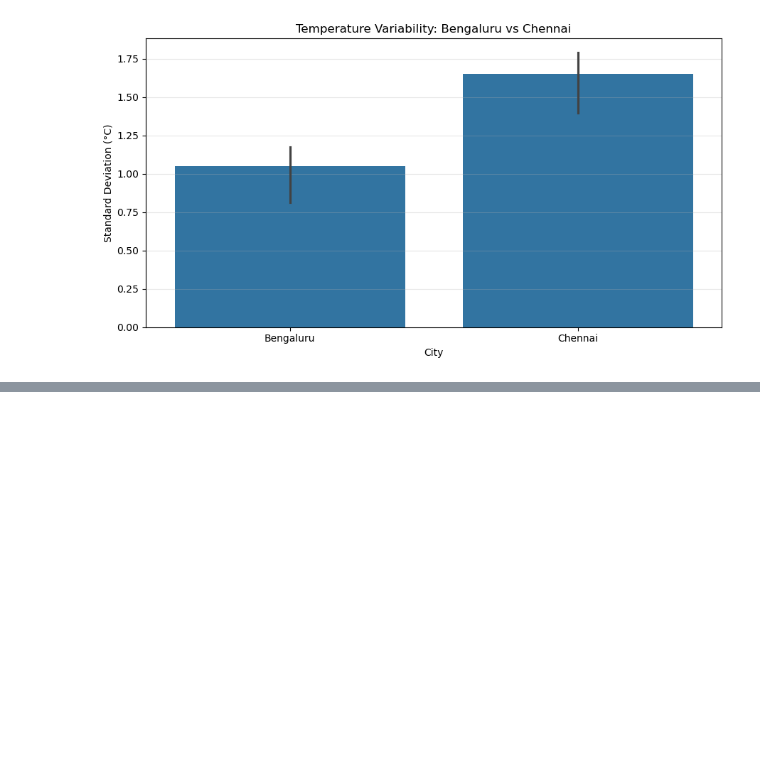
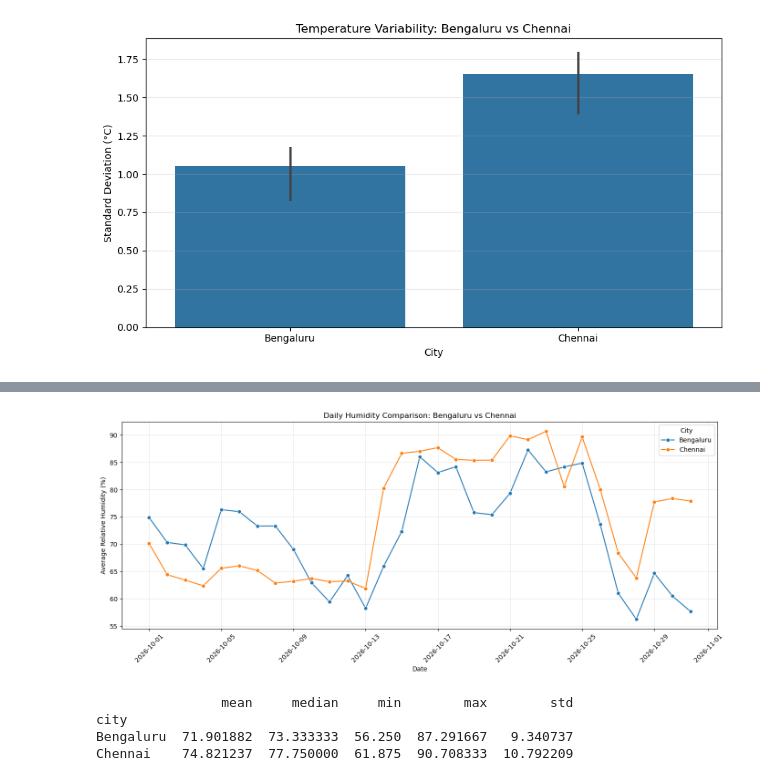
Before and after one commit to shabaz-syed/AtomSync-MicroClimate-Analaytics, a Jupyter notebook: Notebooks/01_data_understanding.ipynb, the cells around one changed output, grey strips where cells are left out. Saved outputs shown, nothing was run; the diff lists cells and outputs as text; code cells hidden in the pictures; blank space fills up the shorter version.

```diff
--- a/Notebooks/01_data_understanding.ipynb
+++ b/Notebooks/01_data_understanding.ipynb
@@ -1633,3 +1598,11 @@ plt.savefig('temperature_variability.png', dpi=300)
 plt.show()
 # %% [output]
 [figure]
+# %%
+# DAILY AVERAGE HUMIDITY BY CITY
+
+daily_humidity = df.groupby(
+    ['date', 'city']
+)['relative_humidity_pct'].mean().reset_index()
+
+print(daily_humidity.head(10))
@@ -1635,0 +1621,36 @@ plt.show()
+# %%
+# DAILY HUMIDITY COMPARISON: BENGALURU VS CHENNAI
+
+plt.figure(figsize=(14, 6))
+
+sns.lineplot(
+    data=daily_humidity,
+    x='date',
+    y='relative_humidity_pct',
+    hue='city',
+    marker='o'
+)
+
+plt.title('Daily Humidity Comparison: Bengaluru vs Chennai')
+plt.xlabel('Date')
+plt.ylabel('Average Relative Humidity (%)')
+plt.xticks(rotation=45)
+plt.legend(title='City')
+plt.grid(True, alpha=0.3)
+plt.tight_layout()
+plt.show()
+# %% [output]
+[figure, added]
+# %%
+# HUMIDITY STATISTICAL COMPARISON
+
+humidity_comparison = daily_humidity.groupby('city')['relative_humidity_pct'].agg(
+    ['mean', 'median', 'min', 'max', 'std']
+)
+
+print(humidity_comparison)
+# %% [output]
+                mean     median     min        max        std
+city
+Bengaluru  71.901882  73.333333  56.250  87.291667   9.340737
+Chennai    74.821237  77.750000  61.875  90.708333  10.792209
```
Also changed, not shown: parts of 9 cells of this notebook.
